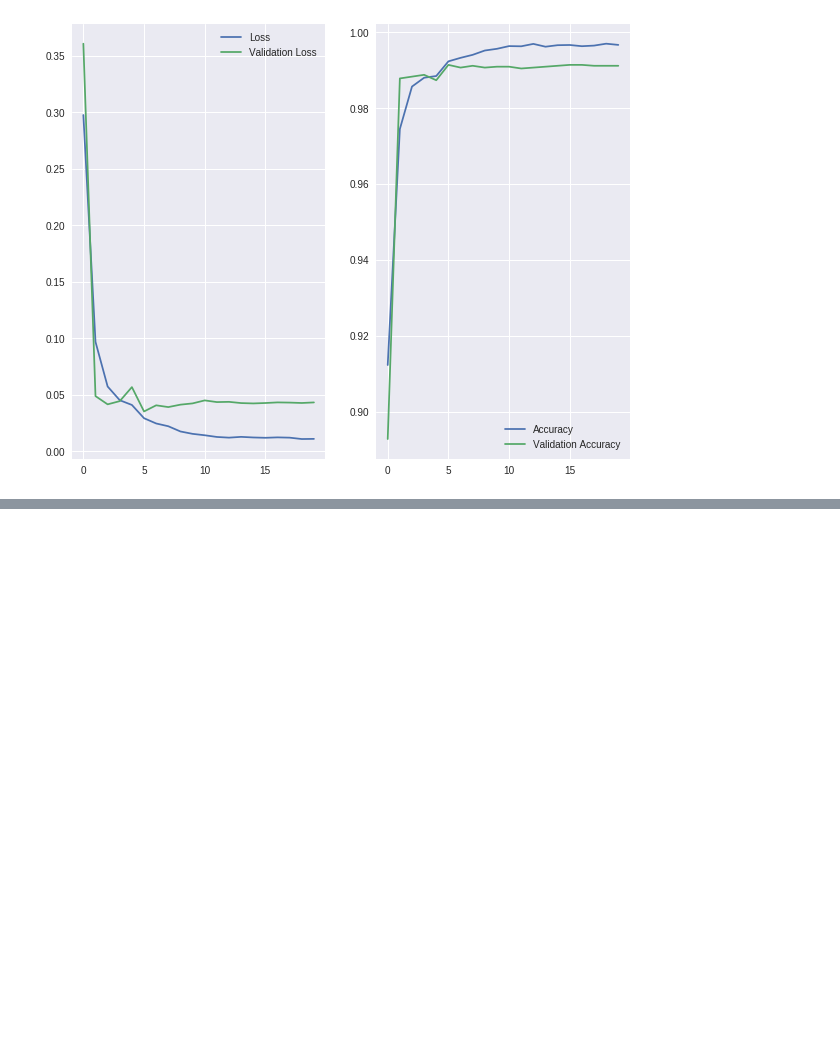
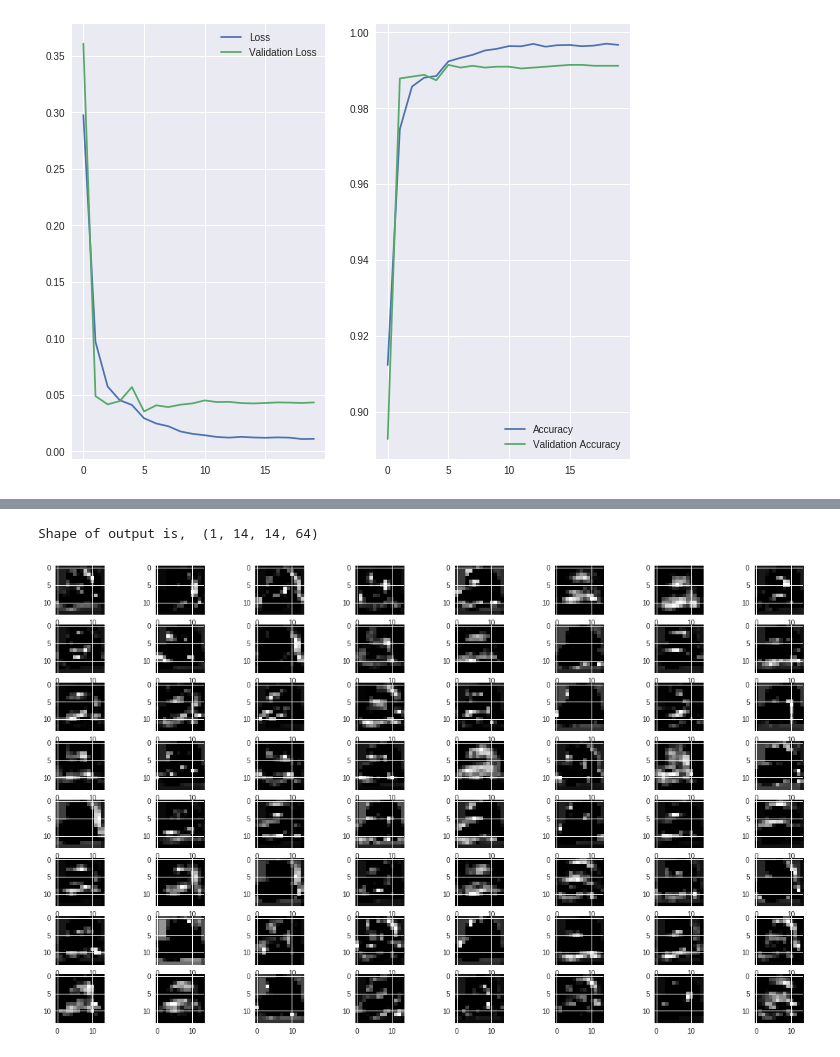
Before and after one commit to shivam-kotwalia/data-science-project, a Jupyter notebook: Visualize_CNN_with_keras.ipynb, the cells around one changed output, grey strips where cells are left out. Drawn from its saved outputs; the diff is of its cells as text; code cells hidden in the pictures; blank space fills up the shorter version.

```diff
--- a/Visualize_CNN_with_keras.ipynb
+++ b/Visualize_CNN_with_keras.ipynb
@@ -226,0 +319,5 @@ model_history = model.fit(X_train, Y_train, validation_data=(X_val, Y_val), epoc
+# %%
+display_activation(test_image_viz, 8,8, 3)
+# %% [output]
+Shape of output is,  (1, 14, 14, 64)
+[figure, added]
```
Also changed, not shown: parts of 14 cells of this notebook.
